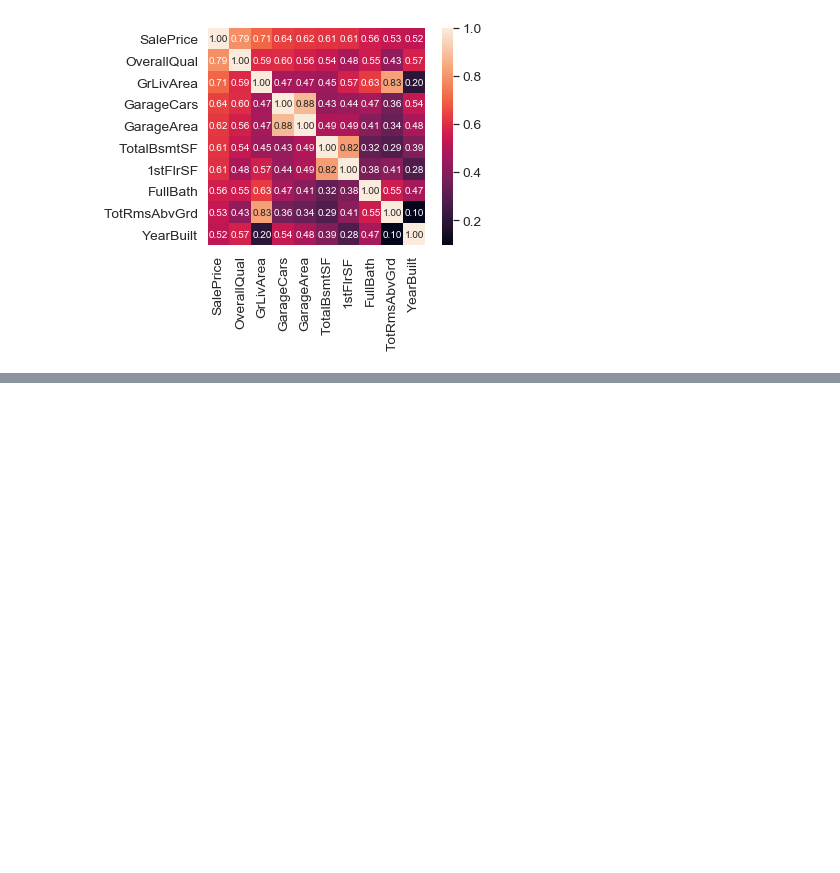
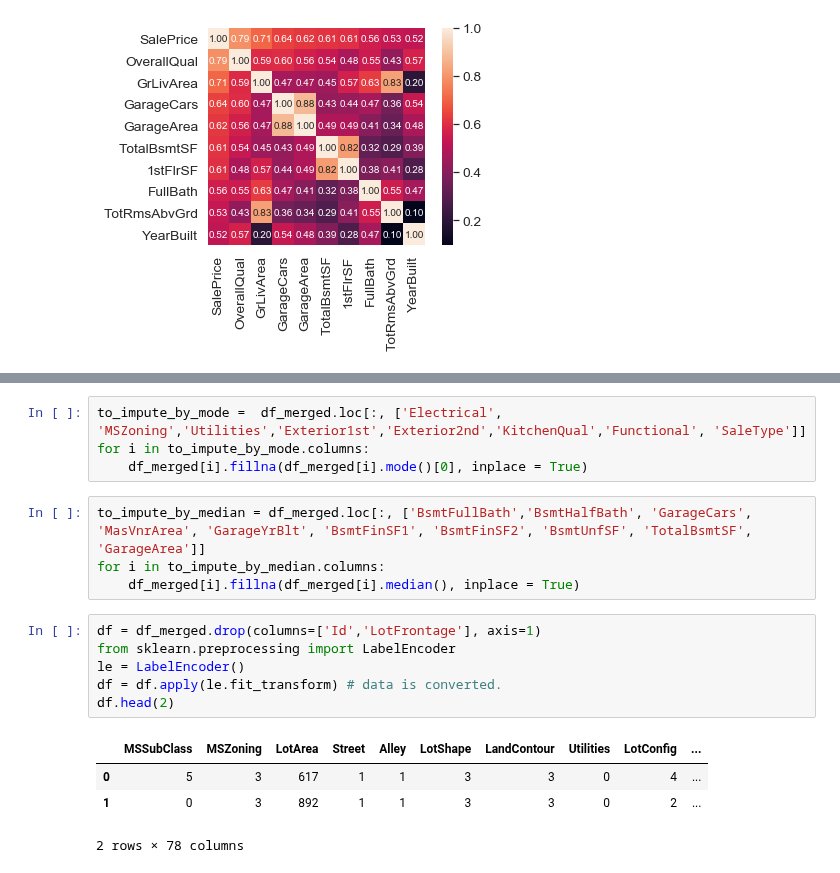
Before and after one commit to sebastianberge/ames-housing-prices, a Jupyter notebook: Seattle - Housing Prices.ipynb, the cells around one changed output, grey strips where cells are left out. Cells and saved outputs as stored; diff of their text form; blank space fills up the shorter version.

```diff
--- a/Seattle - Housing Prices.ipynb
+++ b/Seattle - Housing Prices.ipynb
@@ -90,0 +169,19 @@ sns.heatmap(train.isnull(), yticklabels=False, cbar=False, cmap='viridis')
+# %%
+to_impute_by_mode =  df_merged.loc[:, ['Electrical', 'MSZoning','Utilities','Exterior1st','Exterior2nd','KitchenQual','Functional', 'SaleType']]
+for i in to_impute_by_mode.columns:
+    df_merged[i].fillna(df_merged[i].mode()[0], inplace = True)
+# %%
+to_impute_by_median = df_merged.loc[:, ['BsmtFullBath','BsmtHalfBath', 'GarageCars', 'MasVnrArea', 'GarageYrBlt', 'BsmtFinSF1', 'BsmtFinSF2', 'BsmtUnfSF', 'TotalBsmtSF', 'GarageArea']]
+for i in to_impute_by_median.columns:
+    df_merged[i].fillna(df_merged[i].median(), inplace = True)
+# %%
+df = df_merged.drop(columns=['Id','LotFrontage'], axis=1)
+from sklearn.preprocessing import LabelEncoder
+le = LabelEncoder()
+df = df.apply(le.fit_transform) # data is converted.
+df.head(2)
+# %% [output]
+|  | MSSubClass | MSZoning | LotArea | Street | Alley | LotShape | LandContour | Utilities | LotConfig | ... |
+| 0 | 5 | 3 | 617 | 1 | 1 | 3 | 3 | 0 | 4 | ... |
+| 1 | 0 | 3 | 892 | 1 | 1 | 3 | 3 | 0 | 2 | ... |
+2 rows × 78 columns
```
Also changed, not shown: parts of 19 cells of this notebook.
